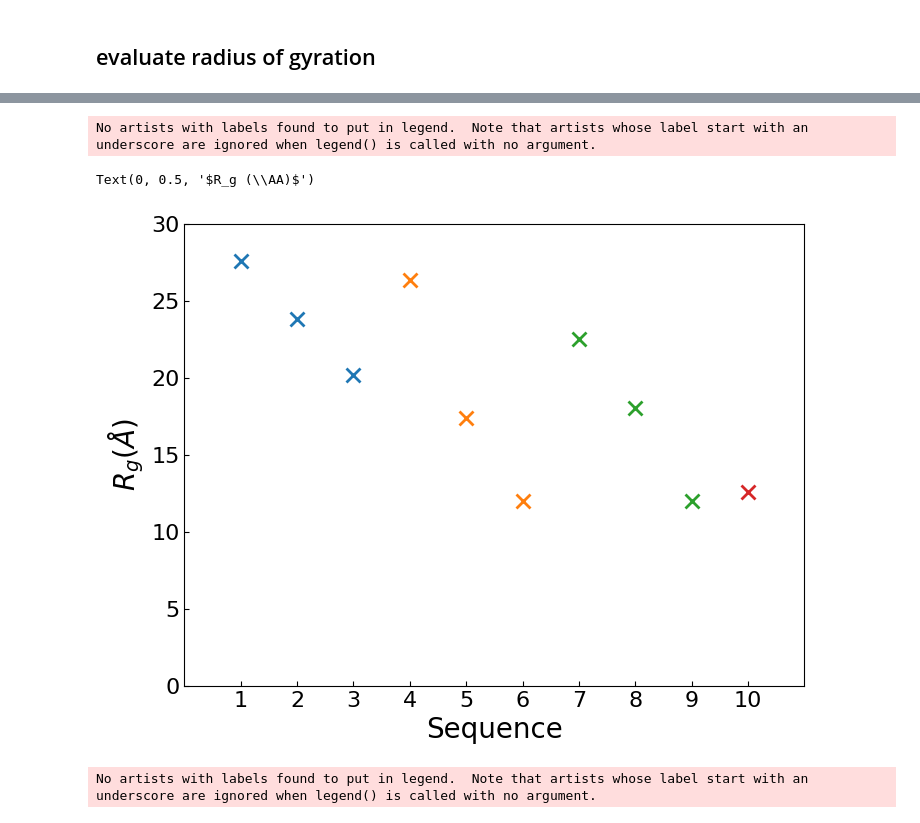
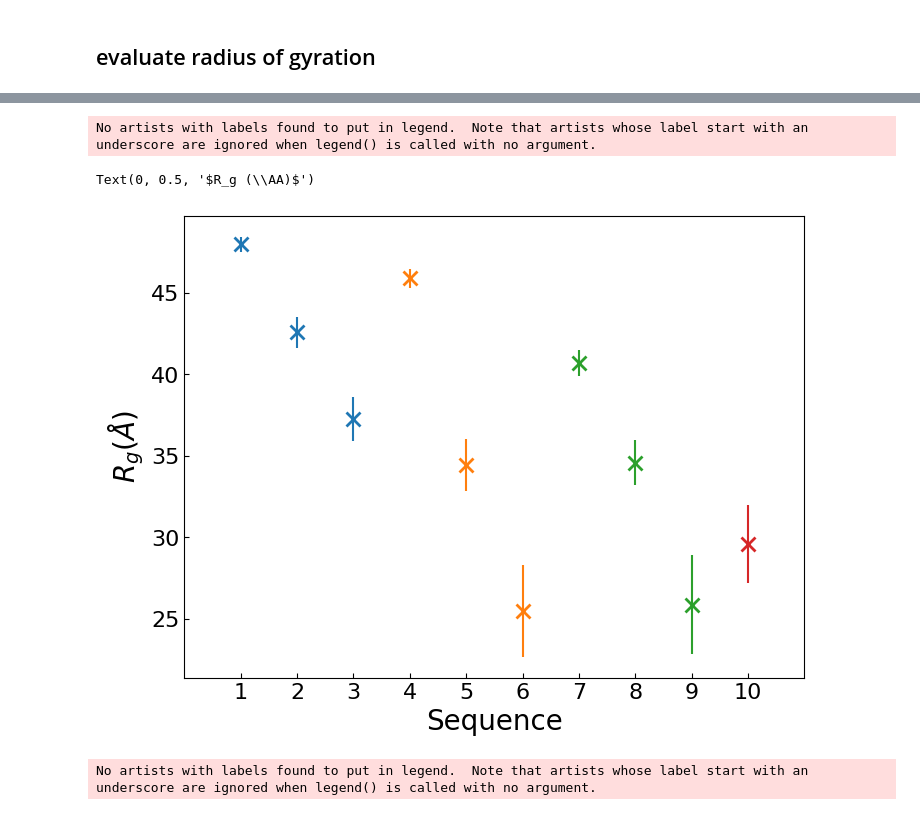
Before and after one commit to ch-tung/cv_SANS, a Jupyter notebook: curvefit/semidilute/analysis/figure_rho.ipynb, the cells around one changed output, grey strips where cells are left out. Cells and saved outputs as stored; diff of their text form; code cells hidden in the pictures.

```diff
--- a/curvefit/semidilute/analysis/figure_rho.ipynb
+++ b/curvefit/semidilute/analysis/figure_rho.ipynb
@@ -15,13 +15,22 @@ filename = "./rho.txt"
 data = np.loadtxt(filename)
 r = data[:, 0]
 rho = data[:, 1:]
+
+filename_err = "./rho_err_SEQ.txt"
+data_err = np.loadtxt(filename_err)
+r_err = data_err[:, 0]
+rho_err = data_err[:, 1:]
 # %% [markdown]
 ## plot loaded data
 # %%
 fig = plt.figure(figsize=(5, 5))
 ax = plt.subplot(1, 1, 1)
 
-ax.plot(r, rho[:, :], '-')
+n_seq = rho.shape[1]
+for i in range(n_seq):
+    ax.plot(r, rho[:, i], '-', label=f'Seq {i+1}')
+    ax.fill_between(r, rho[:, i] - rho_err[:, i], rho[:, i] + rho_err[:, i], alpha=0.3)
+
 ax.set_xscale('log')
 ax.set_xlabel(r'$r\ (\AA)$', fontsize=20)
 ax.set_ylabel(r'$\Delta\rho (\AA^{-7/2})$', fontsize=20)
@@ -61,9 +150,29 @@ for i in range(rho.shape[1]):
     rho_i0 = rho_i[0]
 
     # Calculate the radius of gyration
-    R_g = np.sqrt(np.trapz(rho_i * 4 * np.pi * r**2 * (r - R_uniform_list[i])**2, r) / np.trapz(rho_i * 4 * np.pi * r**2, r))
+    R_g = np.sqrt(np.trapz(rho_i * 4 * np.pi * r**2 * (r)**2, r) / np.trapz(rho_i * 4 * np.pi * r**2, r))
     R_g_list.append(R_g)
 R_g_list = np.array(R_g_list)
+
+R_g_err_list = []
+for i in range(rho.shape[1]):
+    rho_i = rho[:, i]
+    rho_err_i = rho_err[:, i]
+    rho_i0 = rho_i[0]
+    rho_i0_err = rho_err_i[0]
+
+    integral_num = np.trapz(rho_i * 4 * np.pi * r**2 * (r)**2, r)
+    integral_num_err = np.trapz(rho_err_i * 4 * np.pi * r**2 * (r)**2, r)
+
+    integral_den = np.trapz(rho_i * 4 * np.pi * r**2, r)
+    integral_den_err = np.trapz(rho_err_i * 4 * np.pi * r**2, r)
+
+    R_g = R_g_list[i]
+
+    # Error propagation for R_g = sqrt(A/B): (dR_g/R_g)^2 = (1/4)(dA/A)^2 + (1/4)(dB/B)^2
+    R_g_err = (1/2) * R_g * np.sqrt((integral_num_err / integral_num)**2 + (integral_den_err / integral_den)**2)
+    R_g_err_list.append(R_g_err)
+R_g_err_list = np.array(R_g_err_list)
 # %%
 fig = plt.figure(figsize=(8, 6))
 ax = plt.subplot(1, 1, 1)
@@ -72,7 +181,7 @@ xlabels = ['1', '2', '3', '4', '5', '6', '7', '8', '9', '10']
 colors = ['C0', 'C0', 'C0', 'C1', 'C1', 'C1', 'C2', 'C2', 'C2', 'C3']
 
 for i in range(10):
-    ax.plot(i, R_uniform_list[i], 'o', color=colors[i], markersize=10, markeredgewidth=2)
+    ax.errorbar(i, R_uniform_list[i], yerr=R_uniform_err_list[i], fmt='o', color=colors[i], markersize=10, markeredgewidth=2, capsize=5, fillstyle='none')
 
 ax.set_xlim([-1, 10])
 ax.set_ylim([0, 30])
@@ -89,25 +198,25 @@ Text(0, 0.5, '$R (\\AA)$')
 # %%
 fig = plt.figure(figsize=(8, 6))
 ax = plt.subplot(1, 1, 1)
 
 xlabels = ['1', '2', '3', '4', '5', '6', '7', '8', '9', '10']
 colors = ['C0', 'C0', 'C0', 'C1', 'C1', 'C1', 'C2', 'C2', 'C2', 'C3']
 
 for i in range(10):
-    ax.plot(i, R_g_list[i], 'x', color=colors[i], markersize=10, markeredgewidth=2)
+    ax.errorbar(i, R_g_list[i], yerr=R_g_err_list[i], fmt='x', color=colors[i], markersize=10, markeredgewidth=2)
 
 ax.set_xlim([-1, 10])
-ax.set_ylim([0, 30])
+# ax.set_ylim([0, 30])
 ax.set_xticks(np.arange(10))
 ax.set_xticklabels(xlabels, fontsize=14)
 ax.tick_params(direction='in', axis='both', which='both', labelsize=16)
 ax.legend(fontsize=16, frameon=False)
 ax.set_xlabel(r'Sequence', fontsize=20)
 ax.set_ylabel(r'$R_g (\AA)$', fontsize=20)
 # %% [output]
 No artists with labels found to put in legend.  Note that artists whose label start with an underscore are ignored when legend() is called with no argument.
 Text(0, 0.5, '$R_g (\\AA)$')
-[figure, old version]
+[figure, new version]
 # %%
 fig = plt.figure(figsize=(8, 6))
 ax = plt.subplot(1, 1, 1)
```
Also changed, not shown: parts of 7 cells of this notebook.
